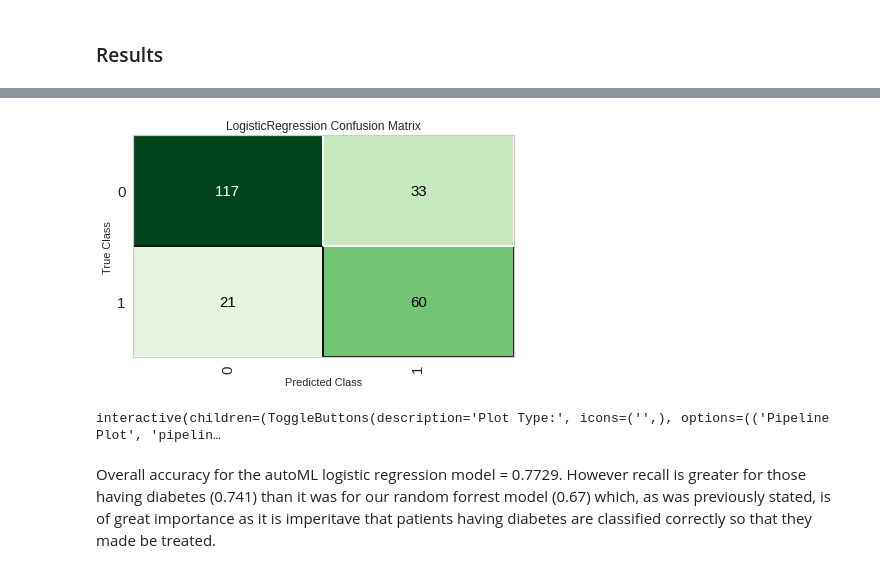
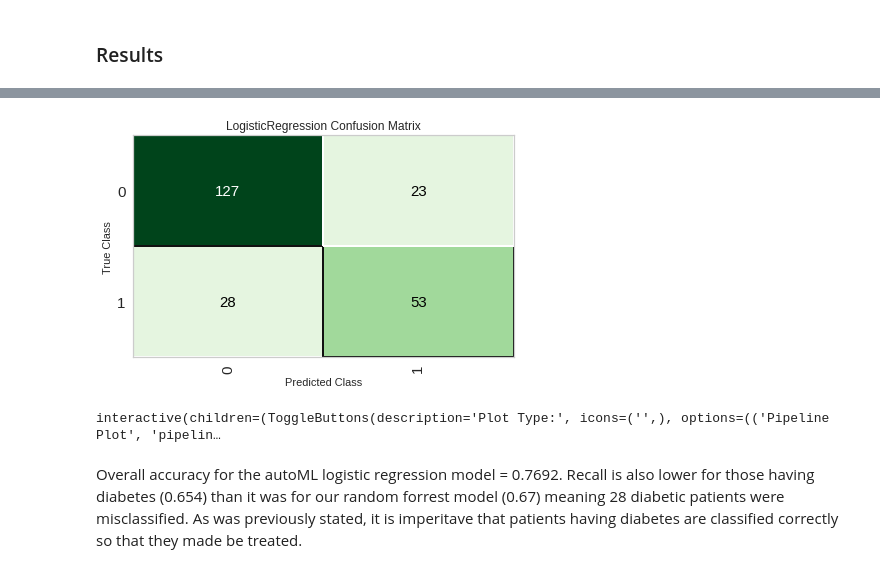
Before and after one commit to anderl23/Diabetes-Prediction-using-Maching-Learning-methods---Random-Forrest-and-AutoML---Louise-Anderson, a Jupyter notebook: ca4015_LouiseAnderson_assignment1.ipynb, the cells around one changed output, grey strips where cells are left out. Drawn from its saved outputs; the diff is of its cells as text; code cells hidden in the pictures.

```diff
--- a/ca4015_LouiseAnderson_assignment1.ipynb
+++ b/ca4015_LouiseAnderson_assignment1.ipynb
@@ -351,7 +379,7 @@ lr = create_model('lr')
 [interactive output not drawn]
 # %%
-# tune model
-tuned_lr = tune_model(lr)
+# tune model and automatically choose the best between the tuned and the original
+tuned_lr = tune_model(lr, choose_better=True)
 # %% [output]
 [interactive output not drawn]
 |  | Accuracy | AUC | Recall | Prec. | F1 | Kappa | MCC |
@@ -419,6 +453,6 @@ plot_model(lr)
 # %%
-plot_model(lr, plot='confusion_matrix')
+plot_model(tuned_lr, plot='confusion_matrix')
 # %% [output]
 [interactive output not drawn]
-[figure, old version]
+[figure, new version]
 # %%
@@ -426,4 +460,4 @@ evaluate_model(lr)
 # %% [output]
 interactive(children=(ToggleButtons(description='Plot Type:', icons=('',), options=(('Pipeline Plot', 'pipelin…
 # %% [markdown]
-Overall accuracy for the autoML logistic regression model = 0.7729. However recall is greater for those having diabetes (0.741) than it was for our random forrest model (0.67) which, as was previously stated, is of great importance as it is imperitave that patients having diabetes are classified correctly so that they made be treated.
+Overall accuracy for the autoML logistic regression model = 0.7692. Recall is also lower for those having diabetes (0.654) than it was for our random forrest model (0.67) meaning 28 diabetic patients were misclassified. As was previously stated, it is imperitave that patients having diabetes are classified correctly so that they made be treated.
```
Also changed, not shown: parts of 19 cells of this notebook.
